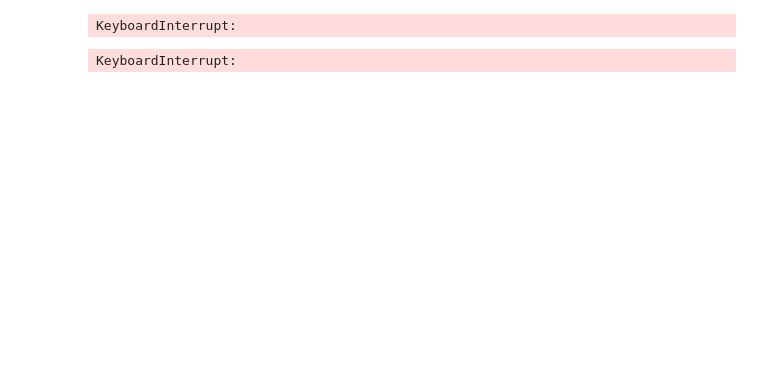
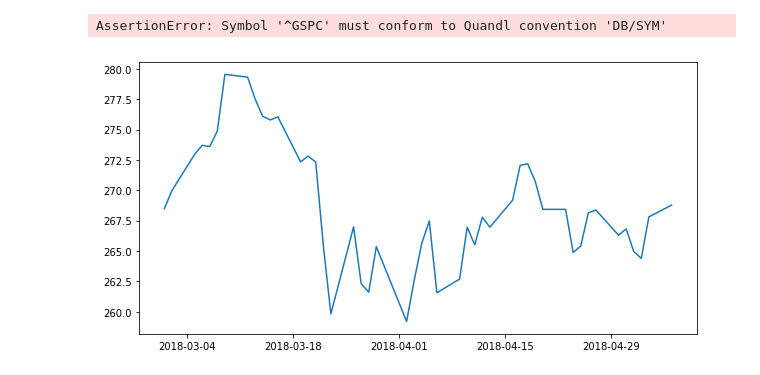
Before and after one commit to IceCreammm/MRP, a Jupyter notebook: self_learn_test.ipynb, the cells around one changed output. Cells and saved outputs as stored; diff of their text form; code cells hidden in the pictures; blank space fills up the shorter version.

```diff
--- a/self_learn_test.ipynb
+++ b/self_learn_test.ipynb
@@ -23,7 +23,7 @@ tickers = ['^GSPC','^DJI','AA','BAC','HPQ', 'MMM', 'AXP','AAPL','BA','CAT','CVX'
           'MCD','MRK','MSFT','NKE','PFE','PG','TRV','UNH','UTX','VZ','V','WMT','DIS']
 
 # Define which online source one should use
-data_source = 'morningstar'
+data_source = 'quandl'
 
 # We would like all available data from 01/01/2000 until 12/31/2016.
 start_date = '2000-01-01'
@@ -32,7 +32,16 @@ end_date = '2018-01-31'
 # User pandas_reader.data.DataReader to load the desired data. As simple as that.
 all_data = web.DataReader(tickers, data_source, start_date, end_date)
 # %% [output]
-KeyboardInterrupt:
+AssertionError: Symbol '^GSPC' must conform to Quandl convention 'DB/SYM'
+# %%
+# microsoft = web.DataReader("MSFT", "yahoo", start_date, end_date)
+IVV = web.DataReader("IVV", "yahoo", '2018-03-01', '2018-05-07')
+# %%
+plt.figure(figsize=(10,5))
+plt.plot(IVV['Adj Close'])
+plt.show()
+# %% [output]
+[figure, added]
 # %%
 
 # tickers = ['^GSPC','^DJI','AA','BAC','HPQ', 'MMM', 'AXP','AAPL','BA','CAT','CVX','CSCO','KO','DWDP','XOM','GE','GS','HD','IBM','INTC','JNJ','JPM',
@@ -46,9 +55,7 @@ KeyboardInterrupt:
 # end_date = '2018-01-31'
 
 # User pandas_reader.data.DataReader to load the desired data. As simple as that.
-DJI_data = web.DataReader('^DJI', 'morningstar', '2010-01-01', '2010-01-31')
+DJI_data = web.DataReader('^DJI', 'yahoo', '2010-01-01', '2010-01-31')
-# %% [output]
-KeyboardInterrupt:
 # %%
 all_data.to_excel('all_the_data.xlsx')
 # %%
```
Also changed, not shown: parts of 2 cells of this notebook, 3 other files.
